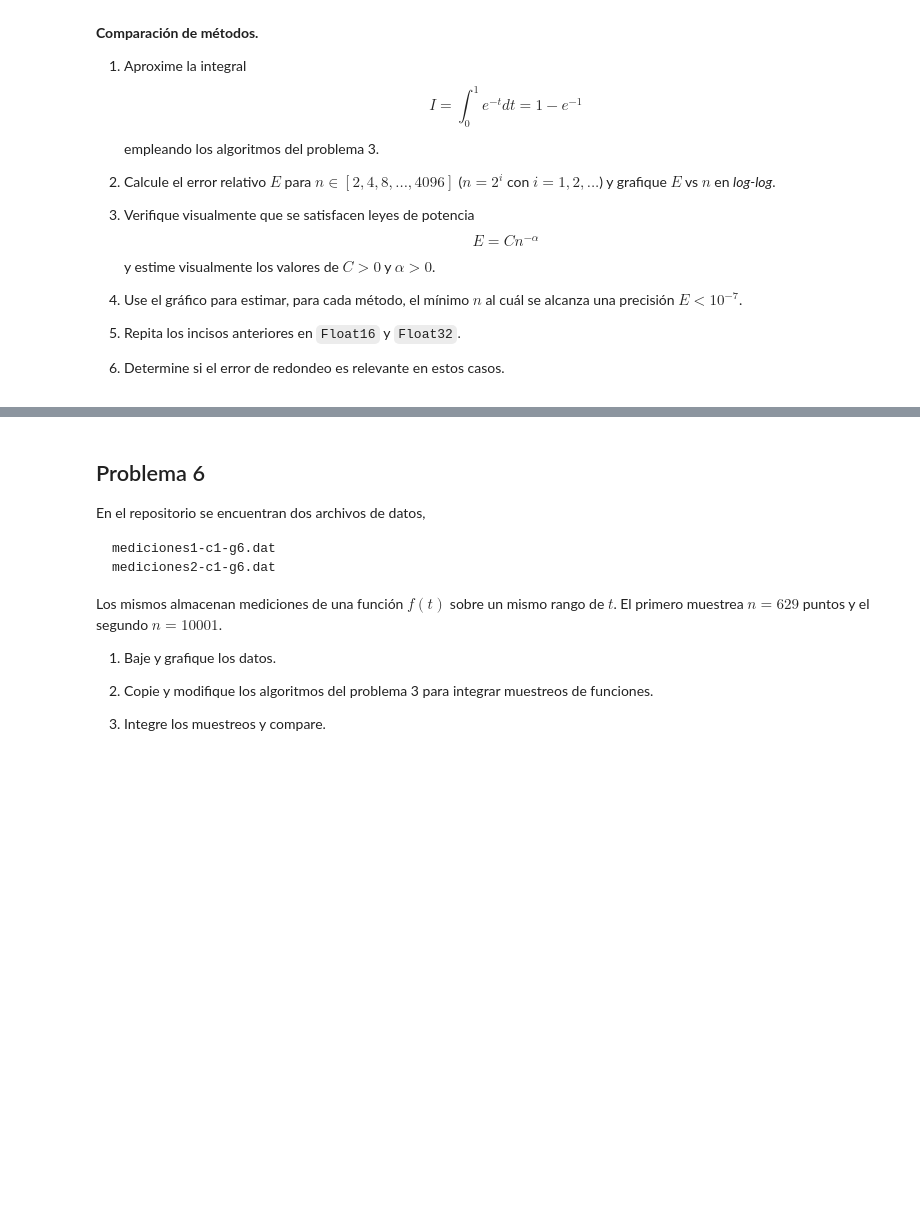
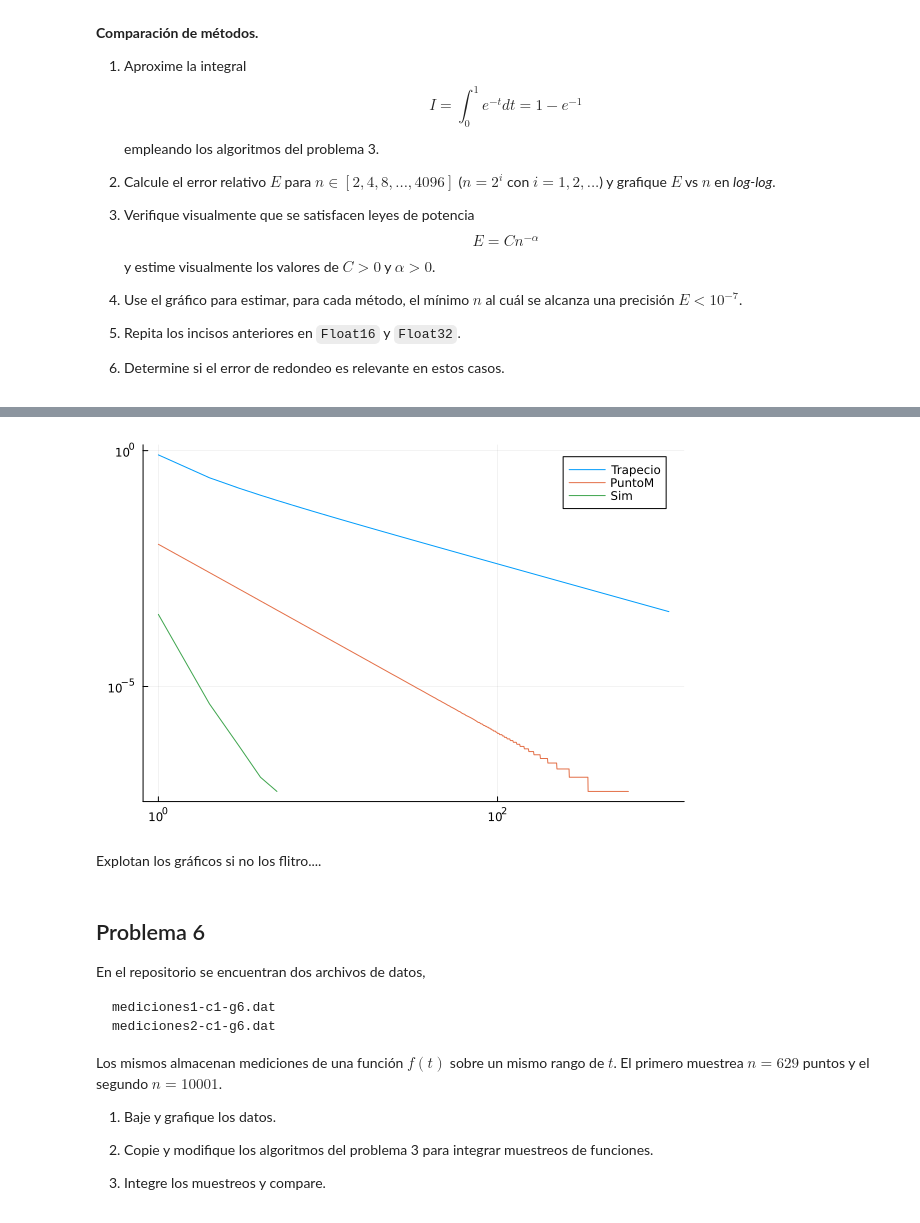
Before and after one commit to CuteS3al/Metodos-2024, a Jupyter notebook: Guia6/guia-6-2024.ipynb, the cells around one changed output, grey strips where cells are left out. Cells and saved outputs as stored; diff of their text form; code cells hidden in the pictures; blank space fills up the shorter version.

```diff
--- a/Guia6/guia-6-2024.ipynb
+++ b/Guia6/guia-6-2024.ipynb
@@ -180,3 +335,11 @@ y estime visualmente los valores de $C>0$ y $\alpha>0$.
+# %%
+plot(filter!(!iszero,Float16.(errortr)),xscale=:log10,yscale=:log10,label="Trapecio")
+plot!(filter!(!iszero,Float16.(errorpm)),label="PuntoM")
+plot!(filter!(!iszero,Float16.(errorsi)),label="Sim")
+# %% [output]
+[figure, added]
+# %% [markdown]
+Explotan los gráficos si no los flitro....
 # %% [markdown]
 ## Problema 6
 En el repositorio se encuentran dos archivos de datos,
```
Also changed, not shown: parts of 22 cells of this notebook, 2 other files.
